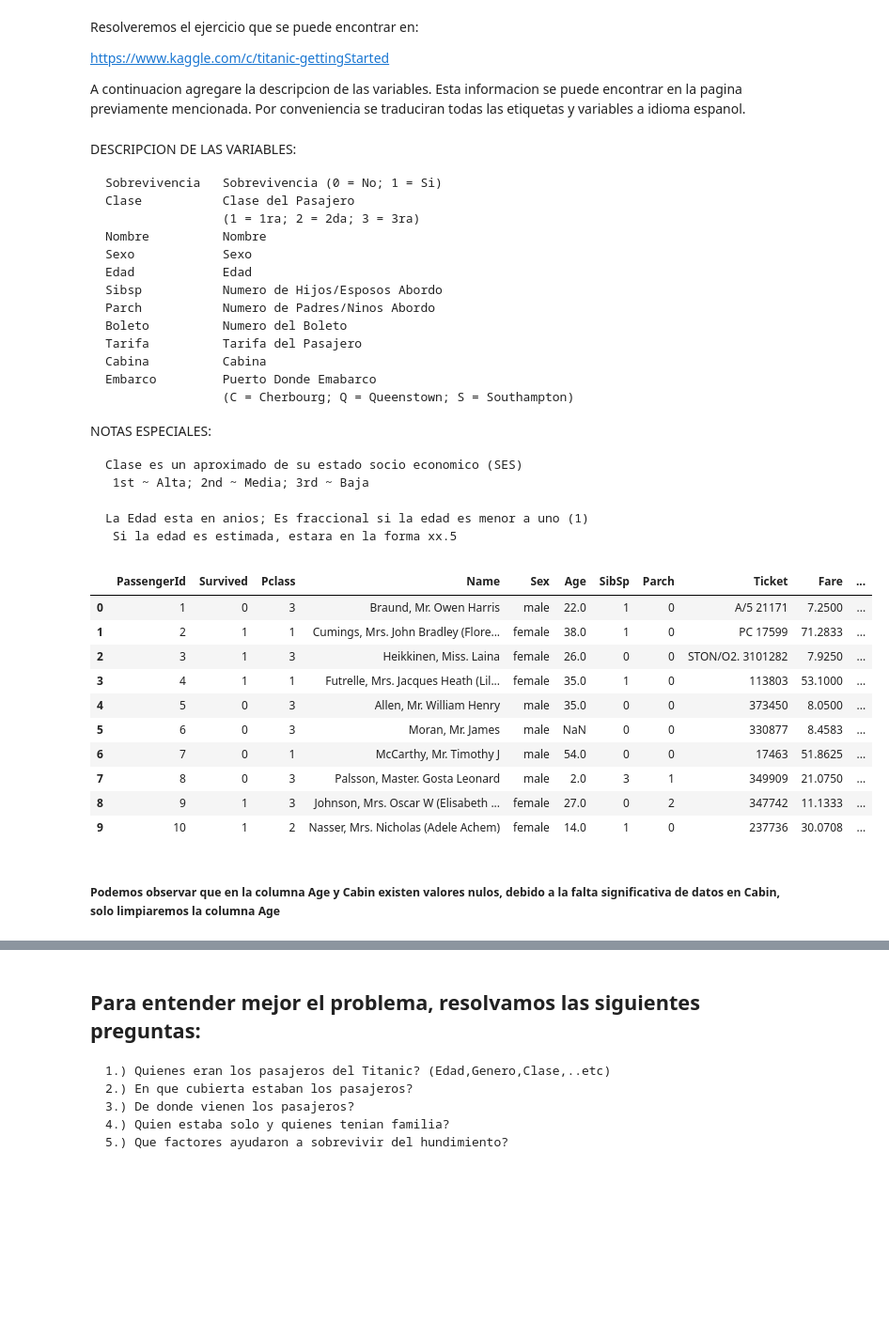
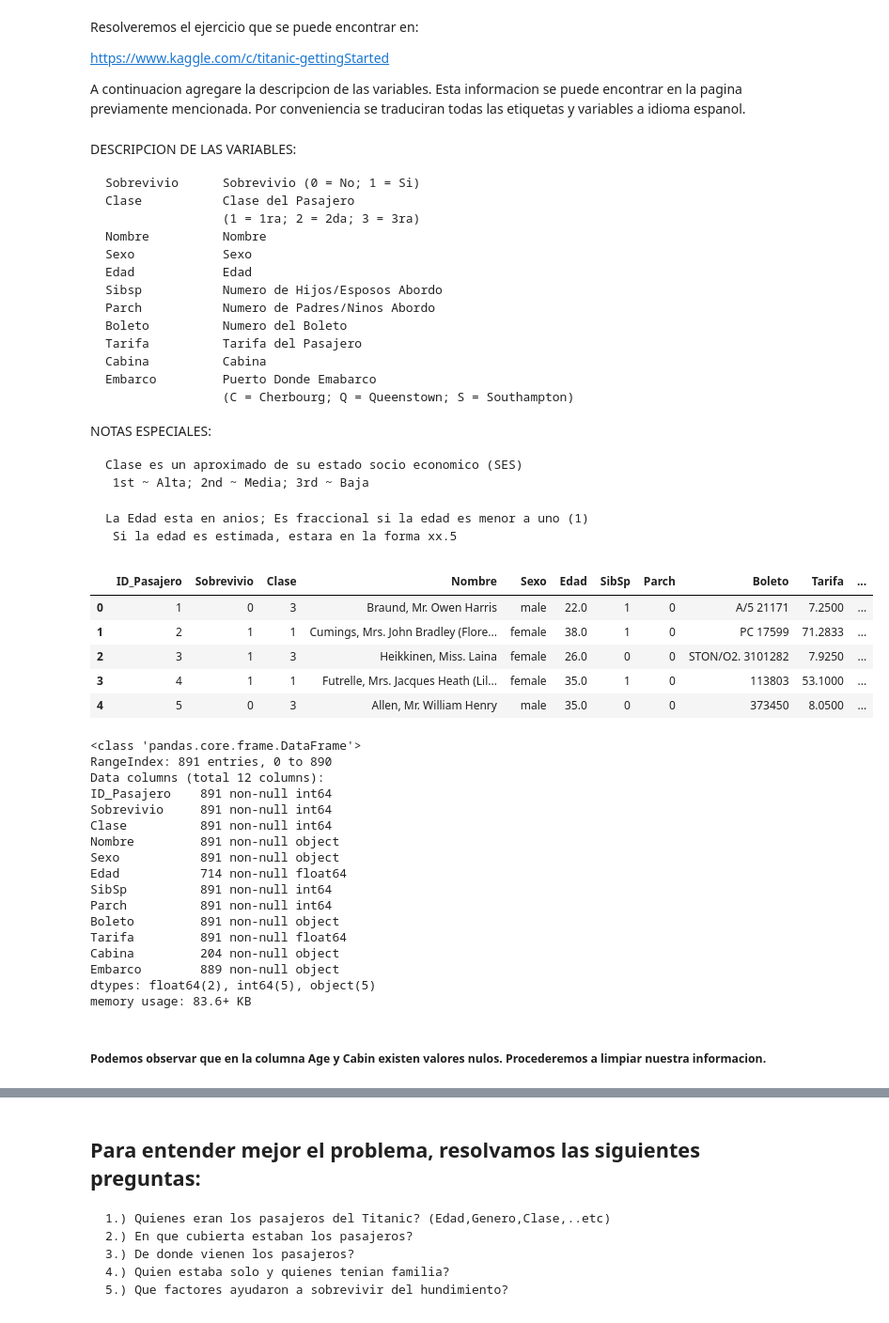
Before and after one commit to jislase/Portafolio, a Jupyter notebook: Python/Proyecto del Titanic (Espanol).ipynb, the cells around one changed output, grey strips where cells are left out. Shown: that part at 94% size. Saved outputs shown, nothing was run; the diff lists cells and outputs as text; code cells hidden in the pictures; blank space fills up the shorter version.

Commit message:
Correciones a Titanic

```diff
--- a/Python/Proyecto del Titanic (Espanol).ipynb
+++ b/Python/Proyecto del Titanic (Espanol).ipynb
@@ -9,7 +9,7 @@ A continuacion agregare la descripcion de las variables. Esta informacion se pue
 # %% [markdown]
 DESCRIPCION DE LAS VARIABLES:
 
-    Sobrevivencia   Sobrevivencia (0 = No; 1 = Si)
+    Sobrevivio      Sobrevivio (0 = No; 1 = Si)
     Clase           Clase del Pasajero
                     (1 = 1ra; 2 = 2da; 3 = 3ra)
     Nombre          Nombre
@@ -42,24 +42,40 @@ from pandas import Series, DataFrame
 # %%
 #Cargamos los datos a un DataFrame
 titanic_df = pd.read_csv('train_titanic.csv')
+# %%
+#Cambiamos el nombre de las columnas del DataFrame
+titanic_df.columns = ['ID_Pasajero', 'Sobrevivio', 'Clase', 'Nombre', 'Sexo', 'Edad', 'SibSp', 'Parch', 'Boleto', 'Tarifa', 'Cabina', 'Embarco']
 # %%
 #Demos una vista a nuestros datos
-titanic_df.head(10)
+titanic_df.head(5)
 # %% [output]
-|  | PassengerId | Survived | Pclass | Name | Sex | Age | SibSp | Parch | Ticket | Fare | ... |
+|  | ID_Pasajero | Sobrevivio | Clase | Nombre | Sexo | Edad | SibSp | Parch | Boleto | Tarifa | ... |
 | 0 | 1 | 0 | 3 | Braund, Mr. Owen Harris | male | 22.0 | 1 | 0 | A/5 21171 | 7.2500 | ... |
 | 1 | 2 | 1 | 1 | Cumings, Mrs. John Bradley (Flore... | female | 38.0 | 1 | 0 | PC 17599 | 71.2833 | ... |
 | 2 | 3 | 1 | 3 | Heikkinen, Miss. Laina | female | 26.0 | 0 | 0 | STON/O2. 3101282 | 7.9250 | ... |
 | 3 | 4 | 1 | 1 | Futrelle, Mrs. Jacques Heath (Lil... | female | 35.0 | 1 | 0 | 113803 | 53.1000 | ... |
 | 4 | 5 | 0 | 3 | Allen, Mr. William Henry | male | 35.0 | 0 | 0 | 373450 | 8.0500 | ... |
-| 5 | 6 | 0 | 3 | Moran, Mr. James | male | NaN | 0 | 0 | 330877 | 8.4583 | ... |
-| 6 | 7 | 0 | 1 | McCarthy, Mr. Timothy J | male | 54.0 | 0 | 0 | 17463 | 51.8625 | ... |
-| 7 | 8 | 0 | 3 | Palsson, Master. Gosta Leonard | male | 2.0 | 3 | 1 | 349909 | 21.0750 | ... |
-| 8 | 9 | 1 | 3 | Johnson, Mrs. Oscar W (Elisabeth ... | female | 27.0 | 0 | 2 | 347742 | 11.1333 | ... |
-| 9 | 10 | 1 | 2 | Nasser, Mrs. Nicholas (Adele Achem) | female | 14.0 | 1 | 0 | 237736 | 30.0708 | ... |
 # %%
 #Obtendremos informacion general de nuestros datos
 titanic_df.info()
+# %% [output]
+<class 'pandas.core.frame.DataFrame'>
+RangeIndex: 891 entries, 0 to 890
+Data columns (total 12 columns):
+ID_Pasajero    891 non-null int64
+Sobrevivio     891 non-null int64
+Clase          891 non-null int64
+Nombre         891 non-null object
+Sexo           891 non-null object
+Edad           714 non-null float64
+SibSp          891 non-null int64
+Parch          891 non-null int64
+Boleto         891 non-null object
+Tarifa         891 non-null float64
+Cabina         204 non-null object
+Embarco        889 non-null object
+dtypes: float64(2), int64(5), object(5)
+memory usage: 83.6+ KB
 # %% [markdown]
-##### Podemos observar que en la columna Age y Cabin existen valores nulos, debido a la falta significativa de datos en Cabin, solo limpiaremos la columna Age
+##### Podemos observar que en la columna Age y Cabin existen valores nulos. Procederemos a limpiar nuestra informacion.
 # %%
```
Also changed, not shown: parts of 40 cells of this notebook.
